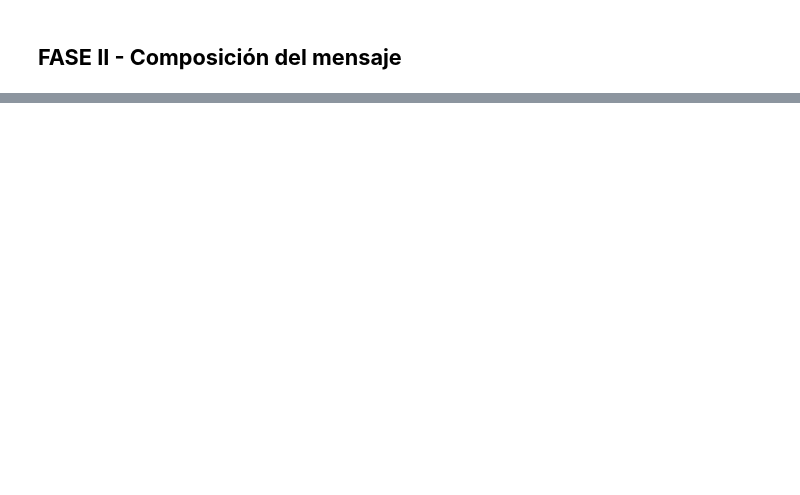
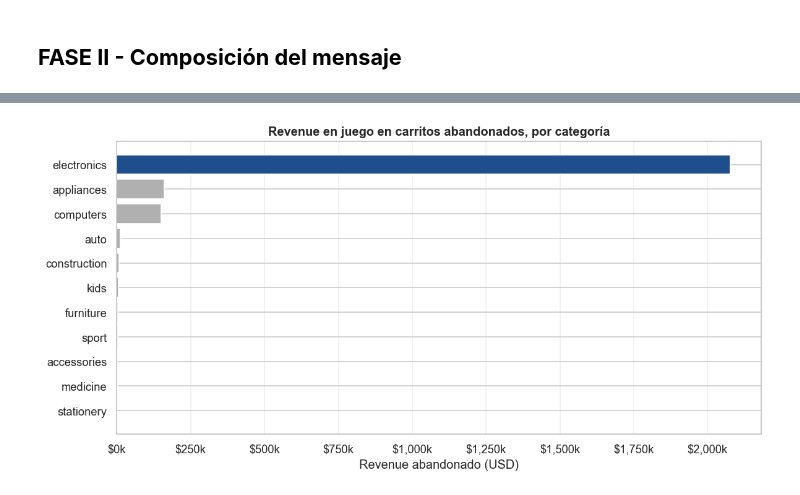
Before and after one commit to HeiderZapata/taller_visualiza_datos, a Jupyter notebook: notebooks/taller_2.ipynb, the cells around one changed output, grey strips where cells are left out. Drawn from its saved outputs; the diff is of its cells as text; code cells hidden in the pictures; blank space fills up the shorter version.

```diff
--- a/notebooks/taller_2.ipynb
+++ b/notebooks/taller_2.ipynb
@@ -1335,0 +1344,15 @@ Estos cuatro no corrigen un hallazgo previo: **traducen los siete a dinero y a t
+# %%
+# ── FASE II · ANTES: versión EXPLORATORIA del héroe (reproduce 4.8a) ──
+# Reusa `prize` y `top_cat` de 4.8a (revenue en juego por categoría, por unidad).
+pr = prize.sort_values('revenue_en_juego')
+col0 = ['#1f4e8c' if c == top_cat else '#b0b0b0' for c in pr.index]
+fig, ax = plt.subplots(figsize=(10, 5))
+ax.barh(pr.index, pr['revenue_en_juego'], color=col0, edgecolor='white')
+ax.set_title('Revenue en juego en carritos abandonados, por categoría', fontweight='bold')
+ax.set_xlabel('Revenue abandonado (USD)')
+ax.xaxis.set_major_formatter(mticker.FuncFormatter(lambda x, _: f'${x/1000:,.0f}k'))
+ax.grid(axis='x', alpha=0.3)
+plt.tight_layout()
+plt.show()
+# %% [output]
+[figure, added]
```
Also changed, not shown: parts of 4 cells of this notebook, 1 other file.
